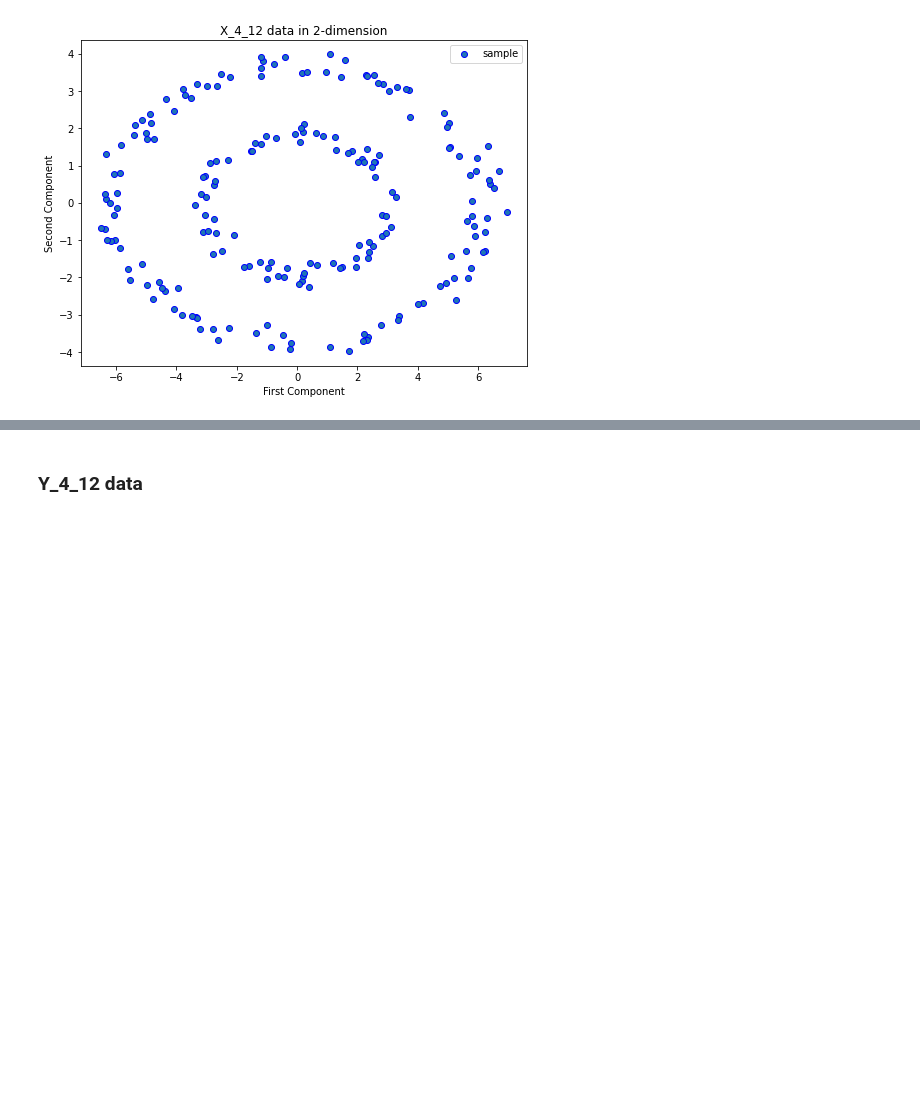
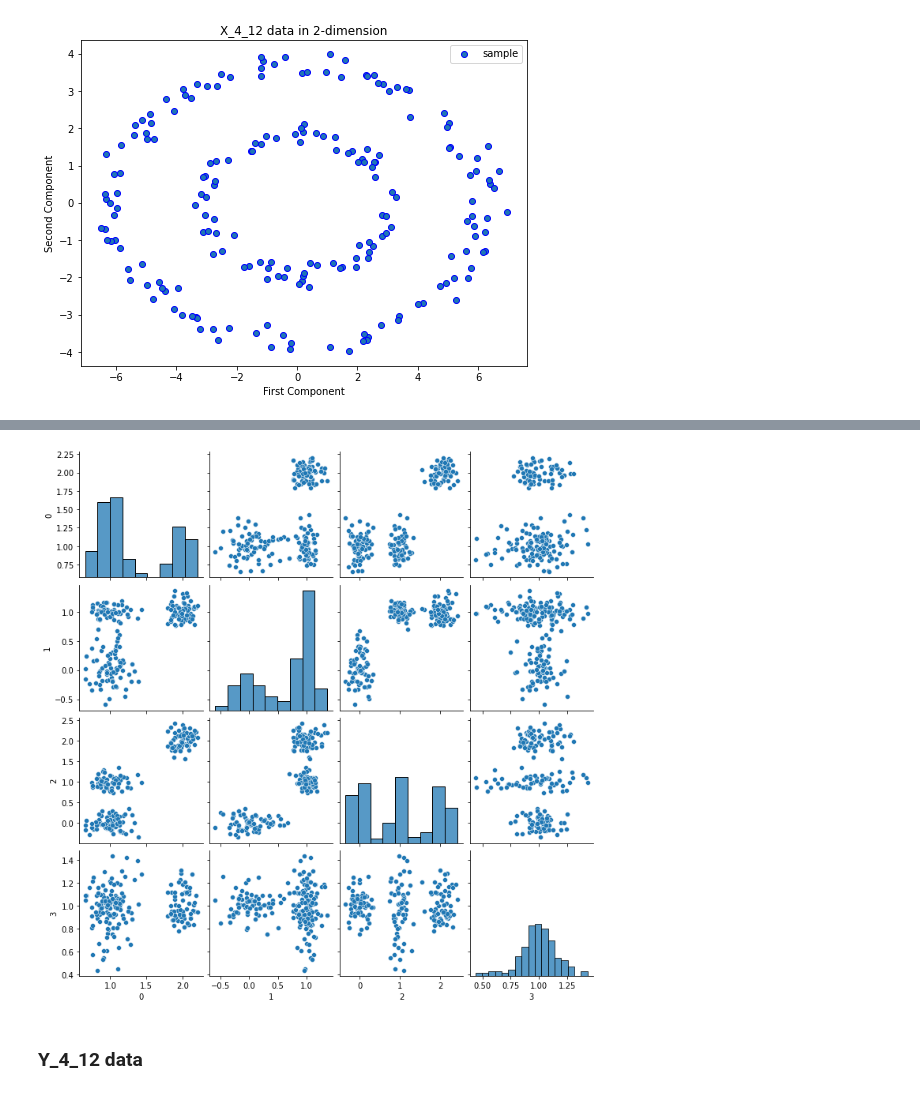
Before and after one commit to HSEDataAnalysis/LAB3, a Jupyter notebook: main.ipynb, the cells around one changed output, grey strips where cells are left out. Cells and saved outputs as stored; diff of their text form; code cells hidden in the pictures; blank space fills up the shorter version.

```diff
--- a/main.ipynb
+++ b/main.ipynb
@@ -83,3 +87,7 @@ plt.show()
+# %%
+g = sns.pairplot(data=df_y,diag_kind="hist")
+# %% [output]
+[figure, added]
 # %% [markdown]
 ### Y_4_12 data
 # %%
```
Also changed, not shown: parts of 29 cells of this notebook.
